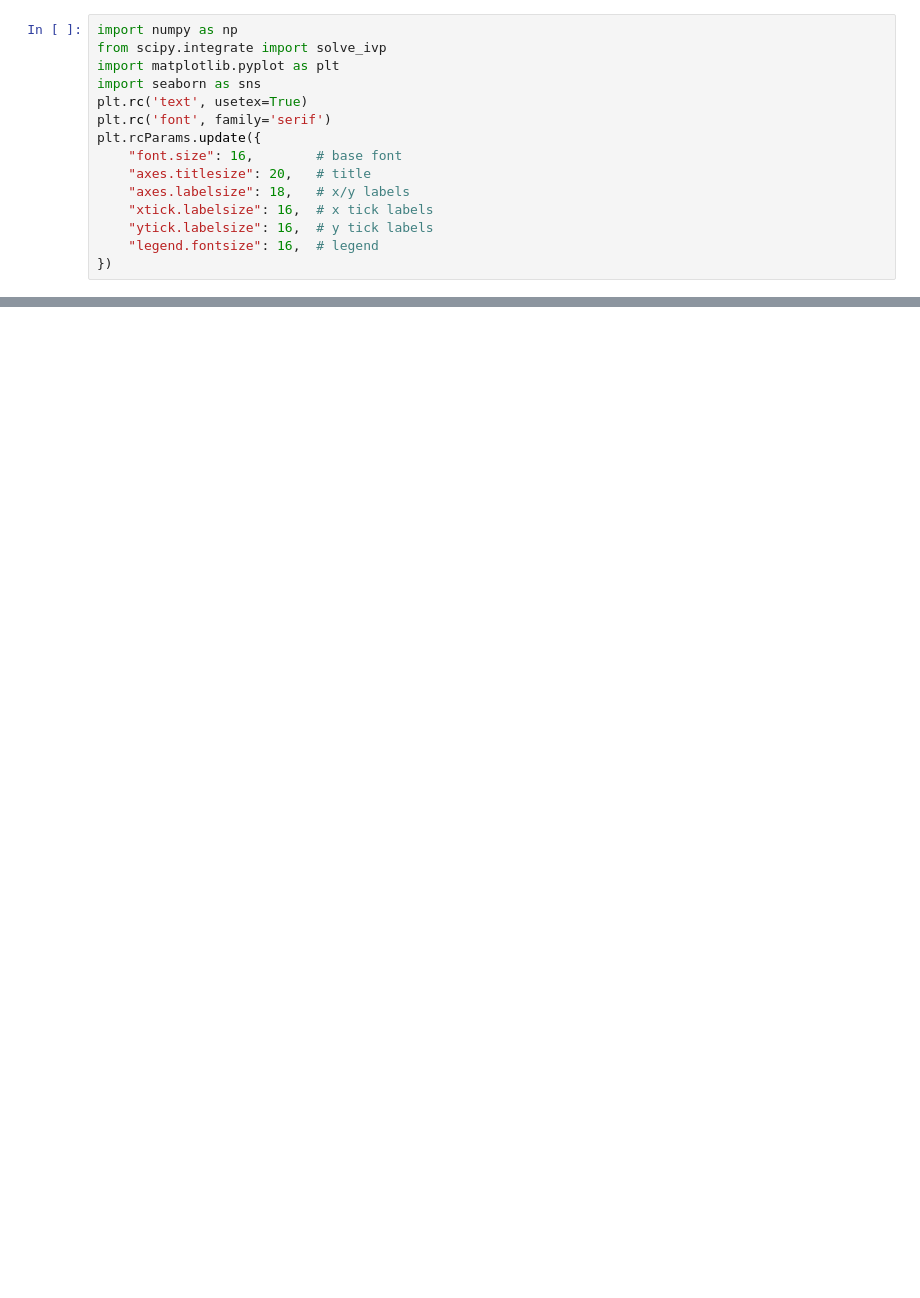
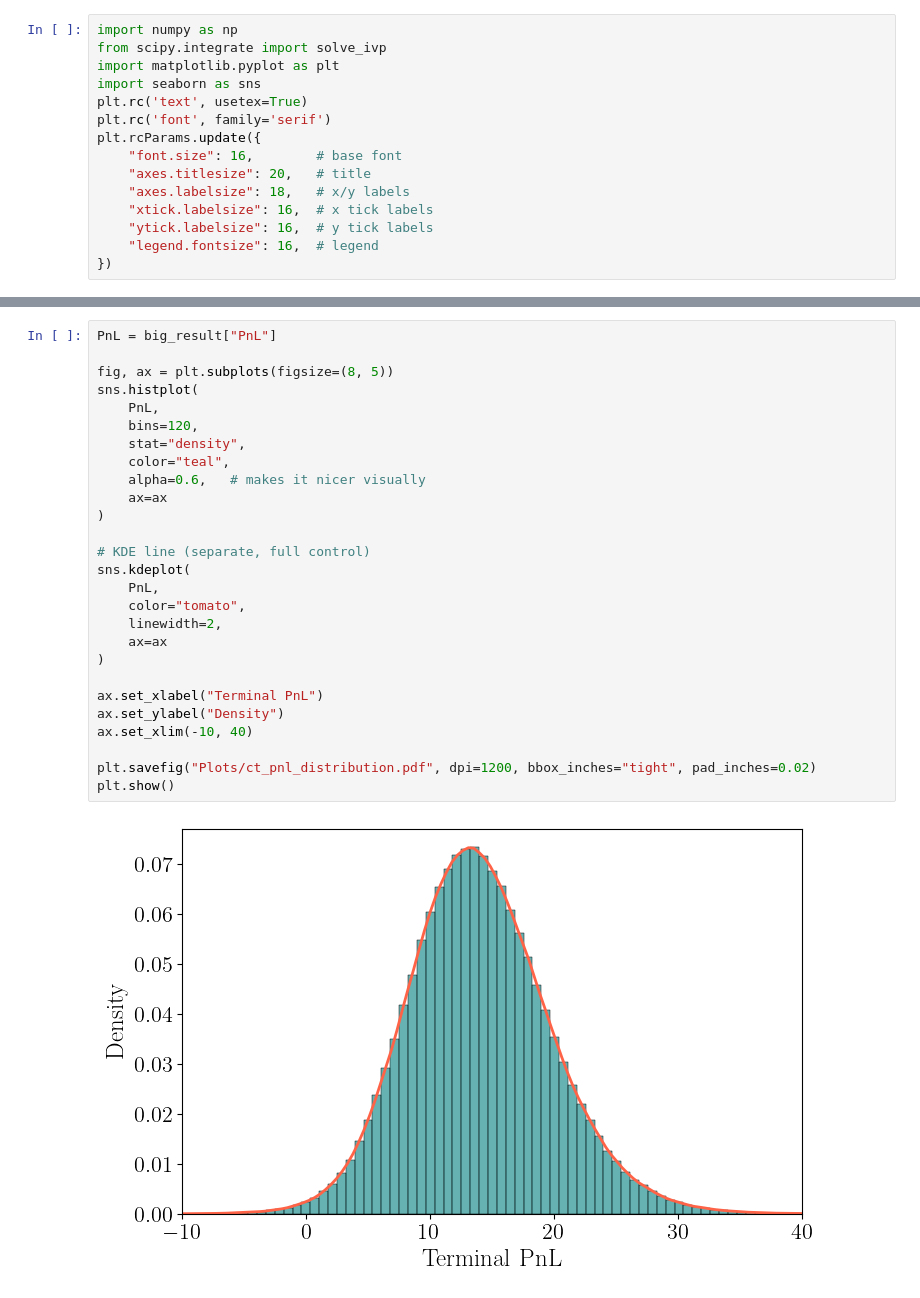
Before and after one commit to Marshhall/Market_Making, a Jupyter notebook: continuous_time.ipynb, the cells around one changed output, grey strips where cells are left out. Drawn from its saved outputs; the diff is of its cells as text; blank space fills up the shorter version.

```diff
--- a/continuous_time.ipynb
+++ b/continuous_time.ipynb
@@ -109,0 +288,29 @@ Check terminal condition: V(T,0) = 0.0
+# %%
+PnL = big_result["PnL"]
+
+fig, ax = plt.subplots(figsize=(8, 5))
+sns.histplot(
+    PnL,
+    bins=120,
+    stat="density",
+    color="teal",
+    alpha=0.6,   # makes it nicer visually
+    ax=ax
+)
+
+# KDE line (separate, full control)
+sns.kdeplot(
+    PnL,
+    color="tomato",
+    linewidth=2,
+    ax=ax
+)
+
+ax.set_xlabel("Terminal PnL")
+ax.set_ylabel("Density")
+ax.set_xlim(-10, 40)
+
+plt.savefig("Plots/ct_pnl_distribution.pdf", dpi=1200, bbox_inches="tight", pad_inches=0.02)
+plt.show()
+# %% [output]
+[figure, added]
```
Also changed, not shown: parts of 7 cells of this notebook, 4 other files.
